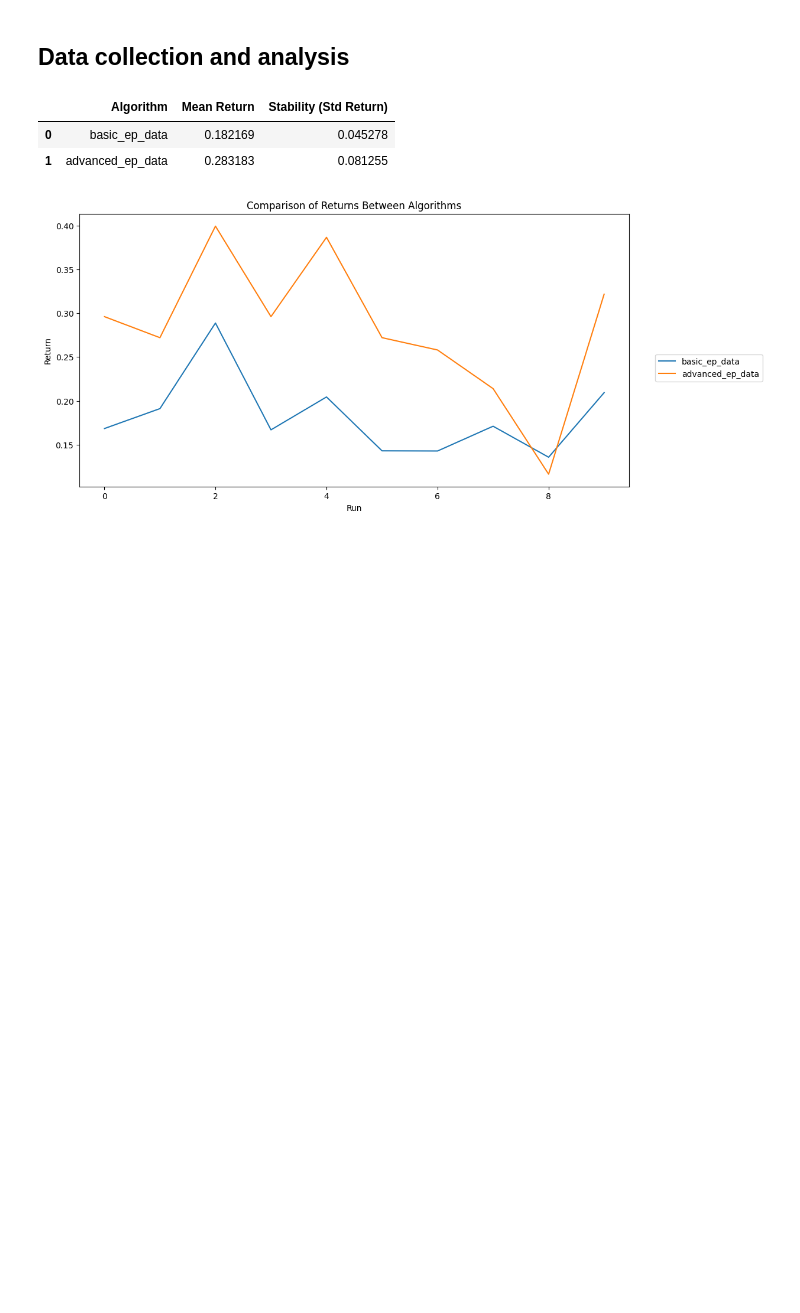
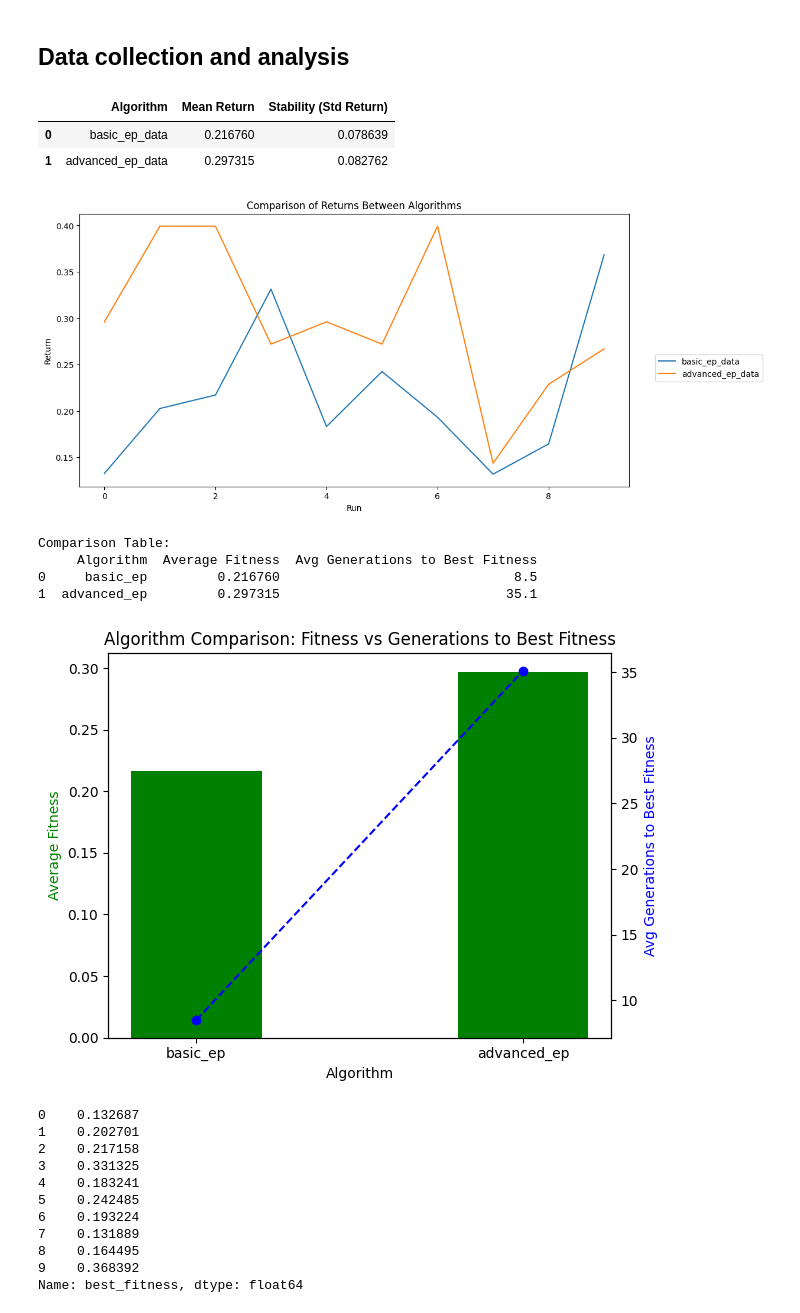
Before and after one commit to SeanMarcusJensen/ACIT4610_Portifolio_KMHS, a Jupyter notebook: problem_2/main.ipynb, the cells around one changed output. Cells and saved outputs as stored; diff of their text form; code cells hidden in the pictures; blank space fills up the shorter version.

Commit message:
Added visualization for performance metrics

```diff
--- a/problem_2/main.ipynb
+++ b/problem_2/main.ipynb
@@ -65,6 +65,7 @@ from ea.strategy import Strategy
 
 def run_for(get_strategy: Callable[[], Strategy], times: int, generations: int, n_population: int, logger: EvolutionaryLogger):
     all_p = pd.DataFrame()
+
     for run in range(times):
         population = get_strategy()
         population = population.fit(n_genes=len(STOCK_TICKERS), logger=logger, n_population=n_population, n_generations=generations)
@@ -80,6 +81,17 @@ def run_for(get_strategy: Callable[[], Strategy], times: int, generations: int,
         cov_matrix = monthly_returns.cov()
         portfolio_variance = np.dot(weights.T, np.dot(cov_matrix, weights))
         portfolio['risk'] = np.sqrt(portfolio_variance)
+
+        # Store the best fitness for this iteration
+        portfolio['best_fitness'] = best_portfolio.fitness
+
+        # Find the generation where the maximum fitness was achieved
+        if logger.fitness:
+            max_fitness = max(logger.fitness)
+            max_generation = logger.generations[logger.fitness.index(max_fitness)]
+            portfolio['generations_to_best_fitness'] = max_generation
+        else:
+            portfolio['generations_to_best_fitness'] = 0  # If no fitness was recorded
 
         portfolio_df = pd.DataFrame(portfolio, index=[run])
         all_p = pd.concat([all_p, portfolio_df])
@@ -194,11 +206,26 @@ plot_weights(advanced_ep_data)
 # %%
 from utils import performance_metrics as pm
 
-#pm.compare_returns(basic_ep_data, advanced_ep_data, basic_es_data, advanced_es_one_step_data, mu_plus_lambda_data, mu_comma_lambda_data)
-pm.compare_returns(basic_ep_data=basic_ep_data, advanced_ep_data=advanced_ep_data)
-#pm.plot_convergence(basic_ep=logger_basic_ep, advanced_ep=logger_advanced_ep)
+pm.analyze_returns(basic_ep_data=basic_ep_data, advanced_ep_data=advanced_ep_data)
+pm.analyze_convergence(basic_ep=basic_ep_data, advanced_ep=advanced_ep_data)
 # %% [output]
 |  | Algorithm | Mean Return | Stability (Std Return) |
-| 0 | basic_ep_data | 0.182169 | 0.045278 |
-| 1 | advanced_ep_data | 0.283183 | 0.081255 |
+| 0 | basic_ep_data | 0.216760 | 0.078639 |
+| 1 | advanced_ep_data | 0.297315 | 0.082762 |
-[figure, old version]
+[figure, new version]
+Comparison Table:
+     Algorithm  Average Fitness  Avg Generations to Best Fitness
+0     basic_ep         0.216760                              8.5
+1  advanced_ep         0.297315                             35.1
+[figure, added]
+0    0.132687
+1    0.202701
+2    0.217158
+3    0.331325
+4    0.183241
+5    0.242485
+6    0.193224
+7    0.131889
+8    0.164495
+9    0.368392
+Name: best_fitness, dtype: float64
```
Also changed, not shown: parts of 2 cells of this notebook, 1 other file.
